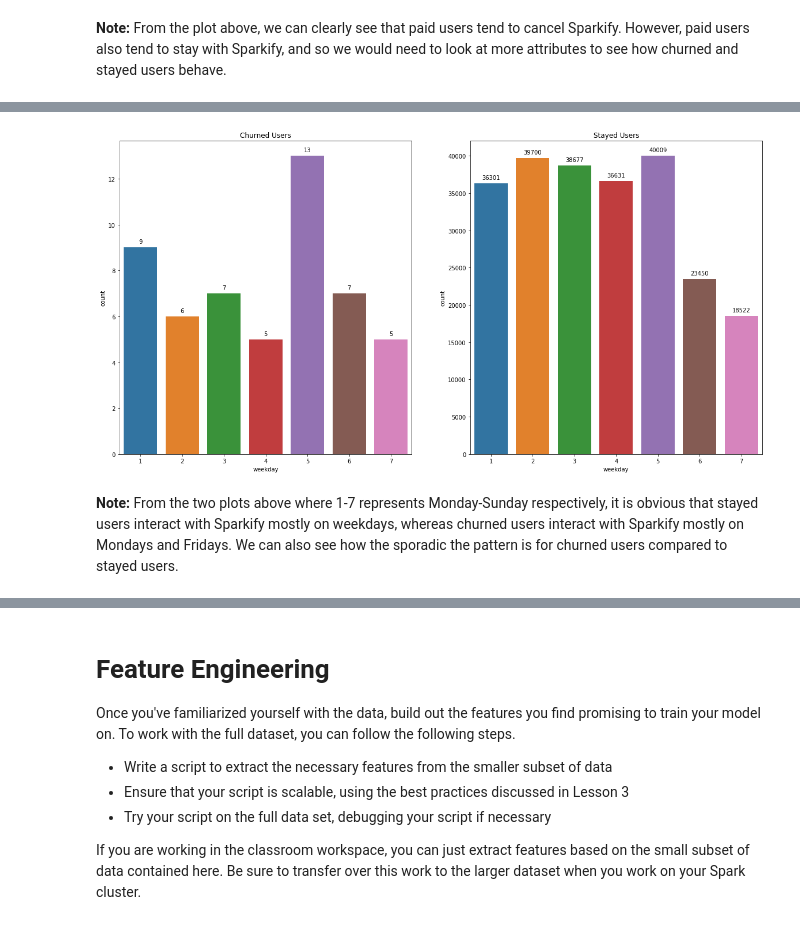
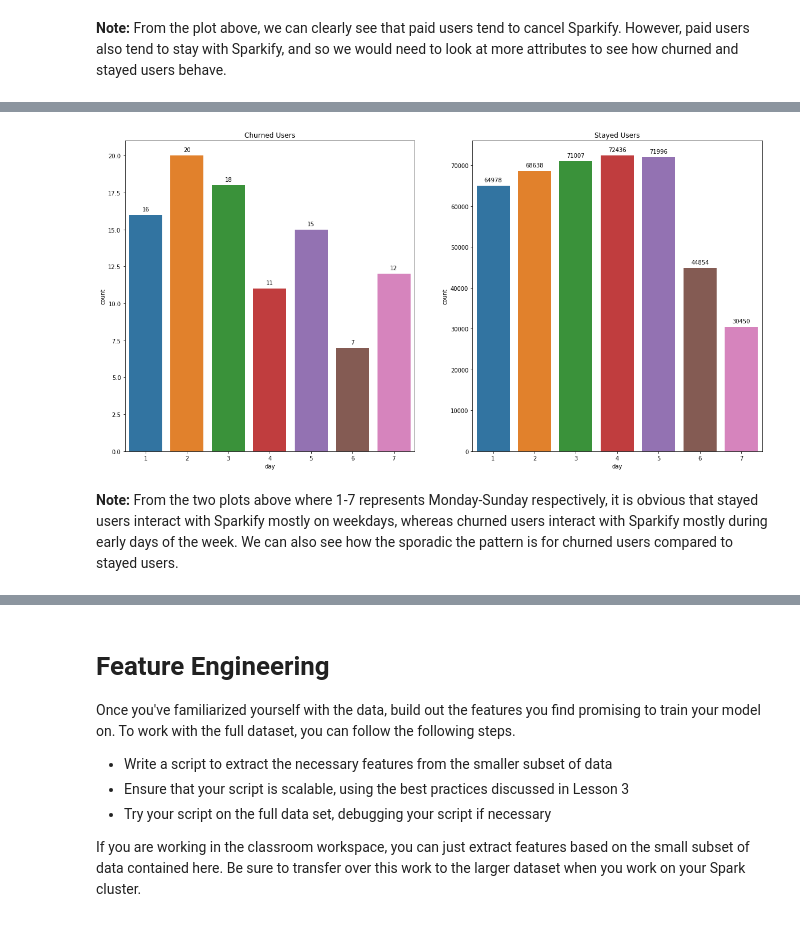
Before and after one commit to jcylim/Data_Science_Capstone_Project, a Jupyter notebook: Sparkify.ipynb, the cells around one changed output, grey strips where cells are left out. Cells and saved outputs as stored; diff of their text form; code cells hidden in the pictures.

```diff
--- a/Sparkify.ipynb
+++ b/Sparkify.ipynb
@@ -344,9 +358,9 @@ df_weekday_login = df.filter((df.auth == 'Logged In') & (col("userId").isin(user
-# %%
-plot([df_weekday_churn, df_weekday_login], 'weekday')
-# %% [output]
-[figure, removed]
+# %%
+plot([df_day_churn, df_day_login], 'day')
+# %% [output]
+[figure, added]
 # %% [markdown]
-**Note:** From the two plots above where 1-7 represents Monday-Sunday respectively, it is obvious that stayed users interact with Sparkify mostly on weekdays, whereas churned users interact with Sparkify mostly on Mondays and Fridays. We can also see how the sporadic the pattern is for churned users compared to stayed users.
+**Note:** From the two plots above where 1-7 represents Monday-Sunday respectively, it is obvious that stayed users interact with Sparkify mostly on weekdays, whereas churned users interact with Sparkify mostly during early days of the week. We can also see how the sporadic the pattern is for churned users compared to stayed users.
 # %%
 # function to find users' frequency per page
 def get_user_counts_per_page(pages, users):
```
Also changed, not shown: parts of 102 cells of this notebook, 1 other file.
